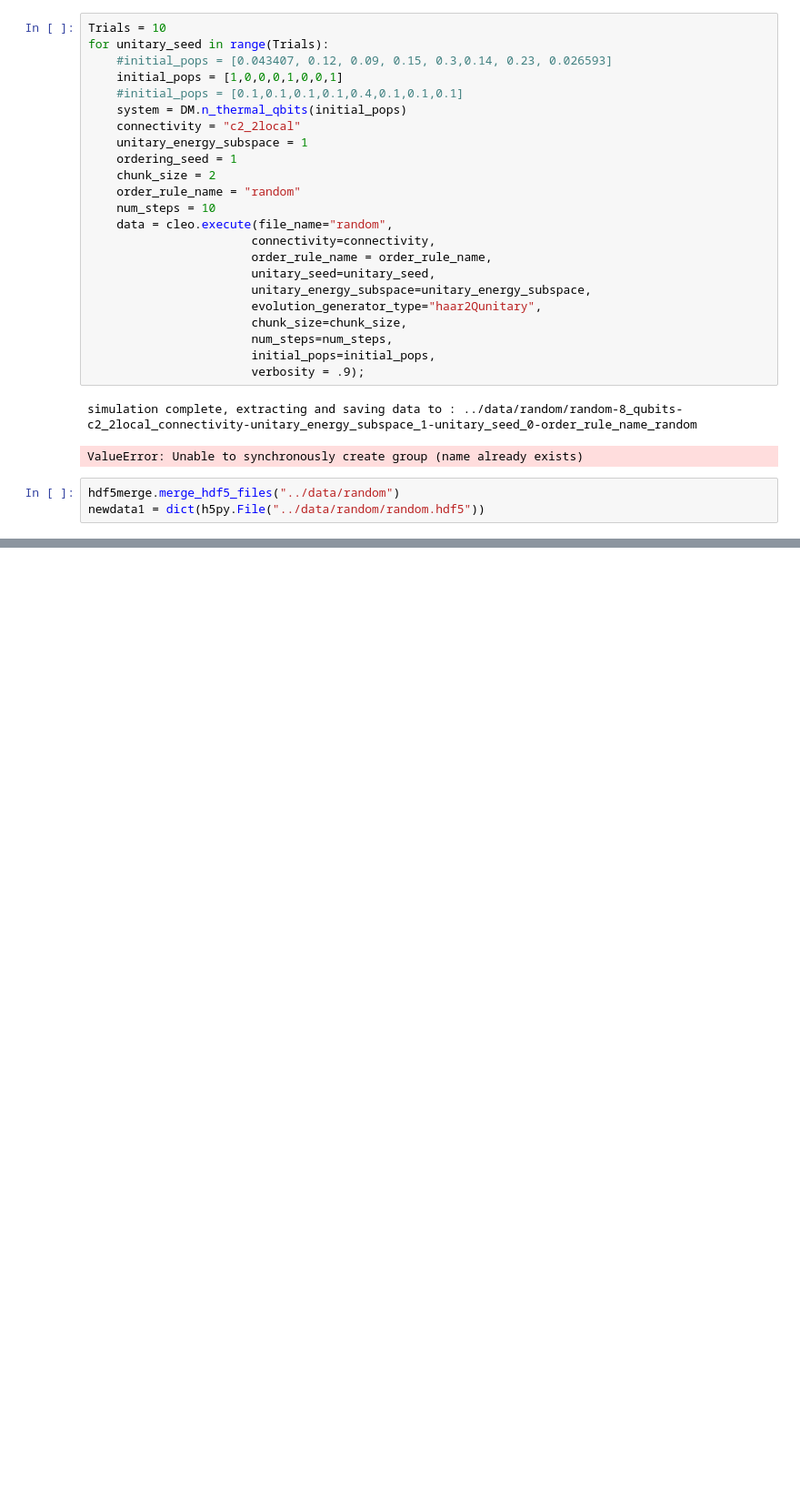
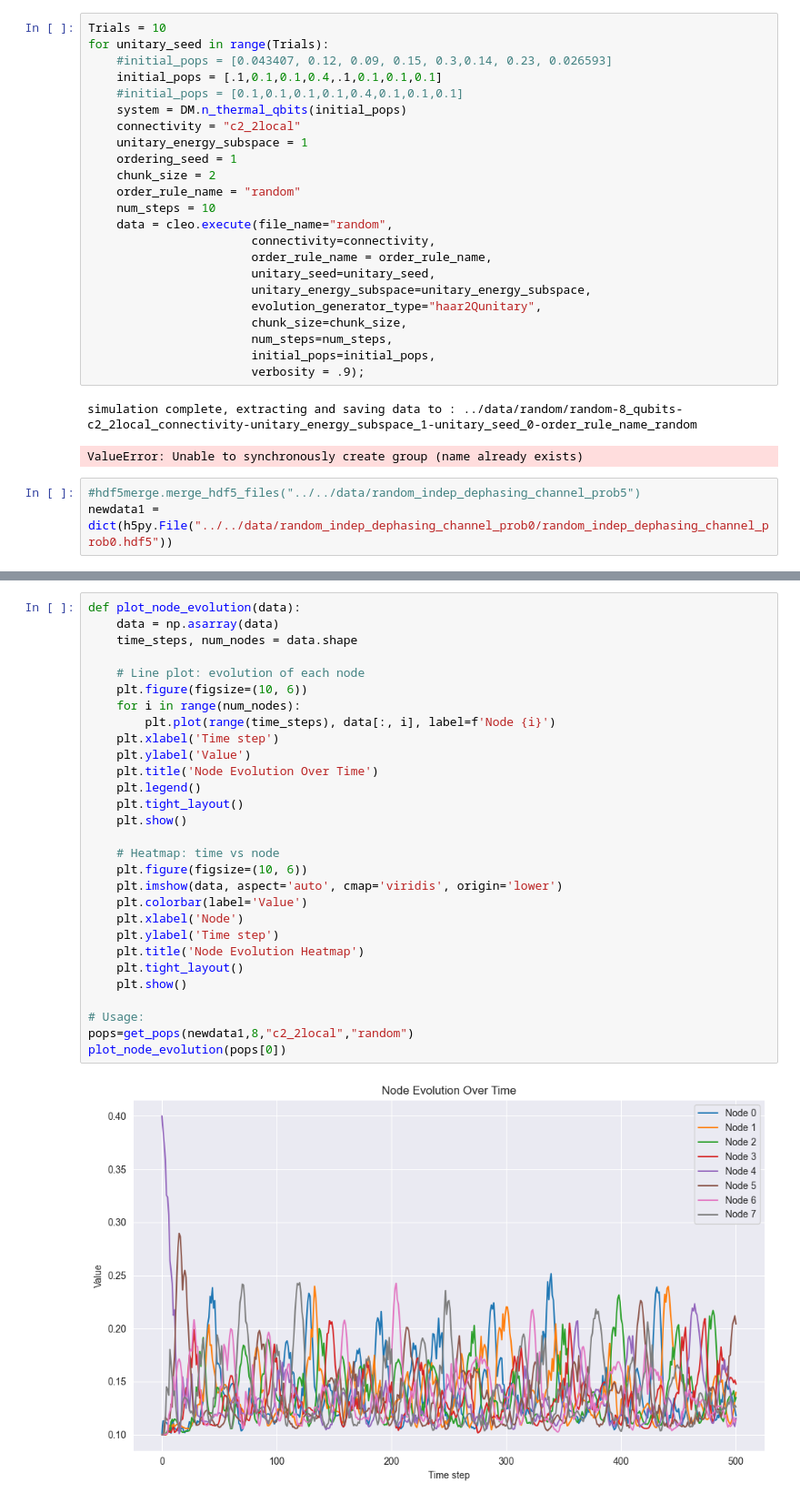
Before and after one commit to UnnatiAkhouri/QuNet, a Jupyter notebook: QuNet_bootcamp_2025/Session_1/Entanglement_entropy_scaling.ipynb, the cells around one changed output, grey strips where cells are left out. Shown at 91% size. Cells and saved outputs as stored; diff of their text form; blank space fills up the shorter version.

Commit message:
SImulation with channels + plots for krylov complexity.
Circuit stats and krylov complexity notebook need work (not fully usable)

```diff
--- a/QuNet_bootcamp_2025/Session_1/Entanglement_entropy_scaling.ipynb
+++ b/QuNet_bootcamp_2025/Session_1/Entanglement_entropy_scaling.ipynb
@@ -43,7 +47,7 @@ from scipy import linalg
 Trials = 10
 for unitary_seed in range(Trials):
     #initial_pops = [0.043407, 0.12, 0.09, 0.15, 0.3,0.14, 0.23, 0.026593]
-    initial_pops = [1,0,0,0,1,0,0,1]
+    initial_pops = [.1,0.1,0.1,0.4,.1,0.1,0.1,0.1]
     #initial_pops = [0.1,0.1,0.1,0.1,0.4,0.1,0.1,0.1]
     system = DM.n_thermal_qbits(initial_pops)
     connectivity = "c2_2local"
@@ -66,5 +70,5 @@ for unitary_seed in range(Trials):
 simulation complete, extracting and saving data to : ../data/random/random-8_qubits-c2_2local_connectivity-unitary_energy_subspace_1-unitary_seed_0-order_rule_name_random
 ValueError: Unable to synchronously create group (name already exists)
 # %%
-hdf5merge.merge_hdf5_files("../data/random")
-newdata1 = dict(h5py.File("../data/random/random.hdf5"))
+#hdf5merge.merge_hdf5_files("../../data/random_indep_dephasing_channel_prob5")
+newdata1 = dict(h5py.File("../../data/random_indep_dephasing_channel_prob0/random_indep_dephasing_channel_prob0.hdf5"))
@@ -450,0 +500,31 @@ Size | Step 0 Mean±Std | Step 1 Mean±Std | Step 2 Mean±Std | Step 3 Mean±Std
+# %%
+def plot_node_evolution(data):
+    data = np.asarray(data)
+    time_steps, num_nodes = data.shape
+
+    # Line plot: evolution of each node
+    plt.figure(figsize=(10, 6))
+    for i in range(num_nodes):
+        plt.plot(range(time_steps), data[:, i], label=f'Node {i}')
+    plt.xlabel('Time step')
+    plt.ylabel('Value')
+    plt.title('Node Evolution Over Time')
+    plt.legend()
+    plt.tight_layout()
+    plt.show()
+
+    # Heatmap: time vs node
+    plt.figure(figsize=(10, 6))
+    plt.imshow(data, aspect='auto', cmap='viridis', origin='lower')
+    plt.colorbar(label='Value')
+    plt.xlabel('Node')
+    plt.ylabel('Time step')
+    plt.title('Node Evolution Heatmap')
+    plt.tight_layout()
+    plt.show()
+
+# Usage:
+pops=get_pops(newdata1,8,"c2_2local","random")
+plot_node_evolution(pops[0])
+# %% [output]
+[figure, added]
```
Also changed, not shown: parts of 10 cells of this notebook, 15 other files.
